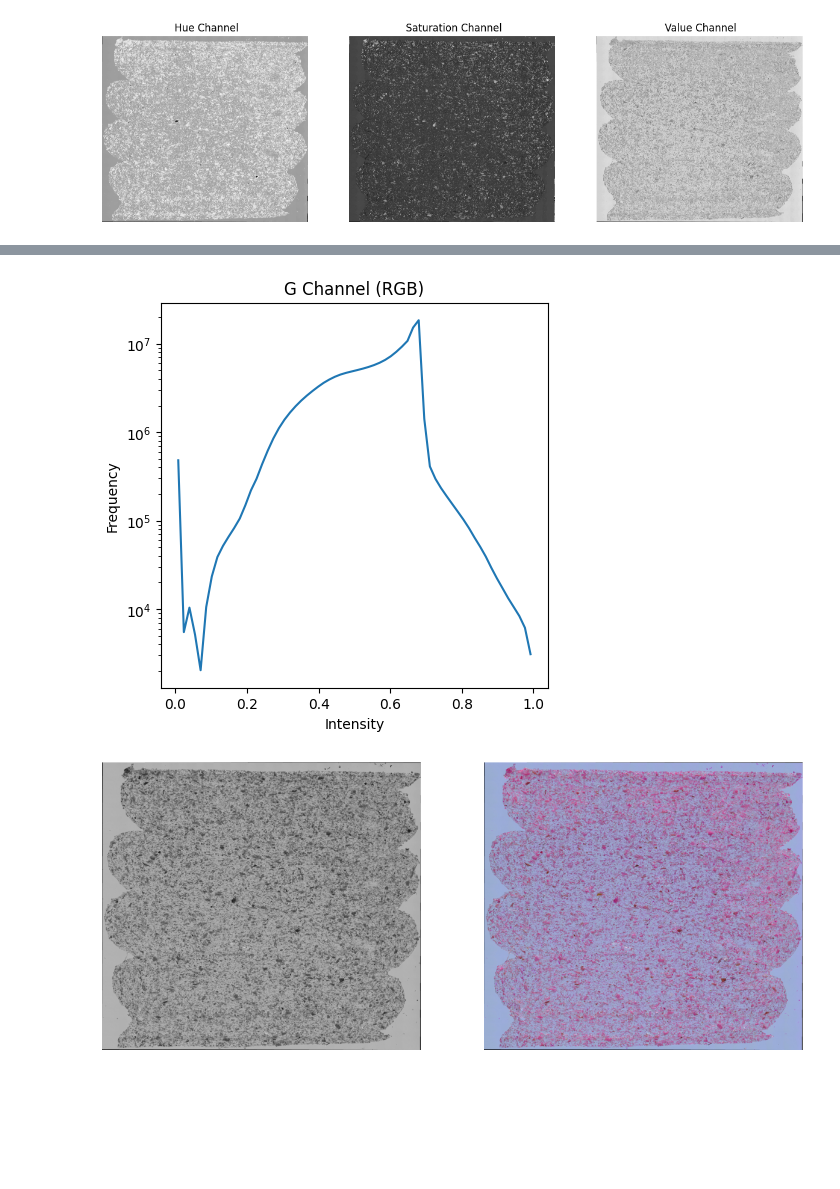
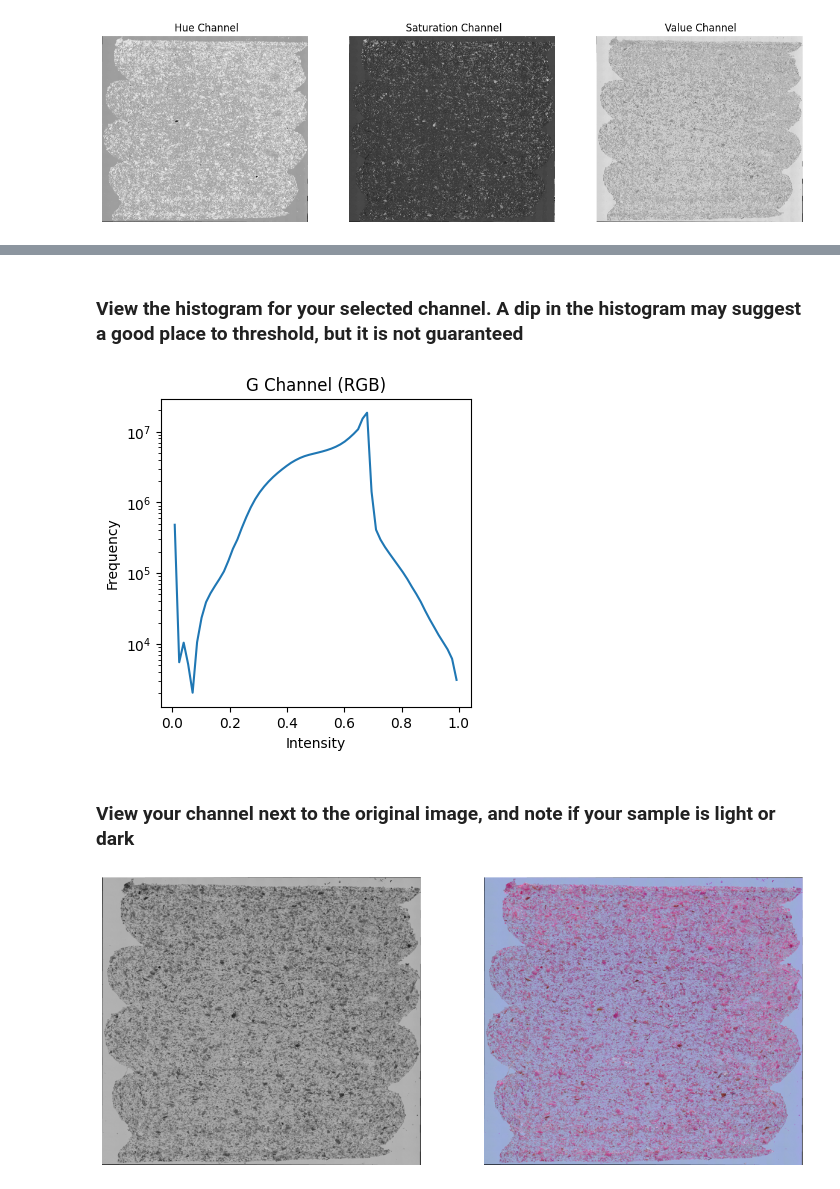
Before and after one commit to VoloVita/WPC_ImageProcessing, a Jupyter notebook: src/remove_background_experiment.ipynb, the cells around one changed output, grey strips where cells are left out. Saved outputs shown, nothing was run; the diff lists cells and outputs as text; code cells hidden in the pictures; blank space fills up the shorter version.

```diff
--- a/src/remove_background_experiment.ipynb
+++ b/src/remove_background_experiment.ipynb
@@ -0,0 +7,2 @@
+# %%
+path = "data/04_060__150_00_01_00C_230922_3D.tif" # ENTER YOUR FILE PATH HERE
@@ -62,33 +64,40 @@ channel_input = input("Now, pick one channel to explore in more detail (R, G, B,
+# %%
+#Enter the first letter of your channel here, e.g. "H" to use the Hue Channel
+channel_input = "G" #ENTER YOUR CHANNEL HERE
+
+# Map user input to a channel
+rgb_channels = {'R': 0, 'G': 1, 'B': 2}
+hsv_channels = {'H': 0, 'S': 1, 'V': 2}
+if channel_input in rgb_channels:
+    selected_channel = rgb_channels[channel_input]
+    img_data = img_color[:, :, selected_channel]
+    channel_type = 'RGB'
+elif channel_input in hsv_channels:
+    selected_channel = hsv_channels[channel_input]
+    img_data = img_hsv[:, :, selected_channel]
+    channel_type = 'HSV'
+else:
+    raise ValueError("Invalid channel selected. Please enter R, G, B, H, S, or V.")
+# %% [markdown]
+### View the histogram for your selected channel. A dip in the histogram may suggest a good place to threshold, but it is not guaranteed
 # %%
-# Map user input to a channel
-rgb_channels = {'R': 0, 'G': 1, 'B': 2}
-hsv_channels = {'H': 0, 'S': 1, 'V': 2}
-if channel_input in rgb_channels:
-    selected_channel = rgb_channels[channel_input]
-    img_data = img_color[:, :, selected_channel]
-    channel_type = 'RGB'
-elif channel_input in hsv_channels:
-    selected_channel = hsv_channels[channel_input]
-    img_data = img_hsv[:, :, selected_channel]
-    channel_type = 'HSV'
-else:
-    raise ValueError("Invalid channel selected. Please enter R, G, B, H, S, or V.")
-
-# Plotting the histogram for the selected channel
-# This histogram may highlight a clear threshold between sample or background
-fig, ax = plt.subplots(figsize=(5, 5))
+# NOTE : This cell should not be modified
+# Plot the histogram for the selected channel
+fig, ax = plt.subplots(figsize=(4, 4))
 hist, bins = np.histogram(img_data, bins=64, range=(0.0, 1.0))
 lower = (bins[0] + bins[1]) / 2
 upper = (bins[-1] + bins[-2]) / 2
 pixel_values = np.linspace(lower, upper, len(hist))
 
 ax.plot(pixel_values, hist)
 ax.set_yscale('log')
 ax.set_xlabel("Intensity")
 ax.set_ylabel("Frequency")
 ax.set_title(f"{channel_input} Channel ({channel_type})")
 
 plt.show()
 # %% [output]
-[figure, old version]
+[figure, new version]
+# %% [markdown]
+### View your channel next to the original image, and note if your sample is light or dark
 # %%
```
Also changed, not shown: parts of 23 cells of this notebook, 1 other file.
